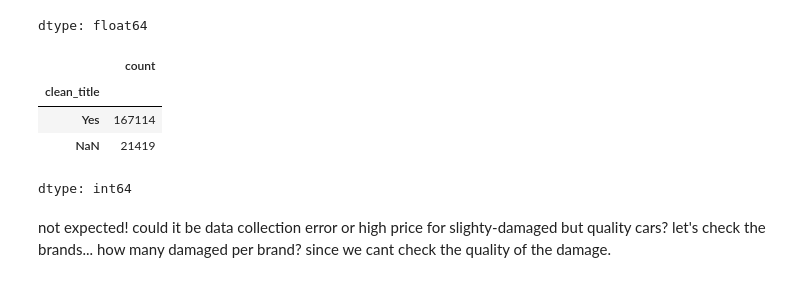
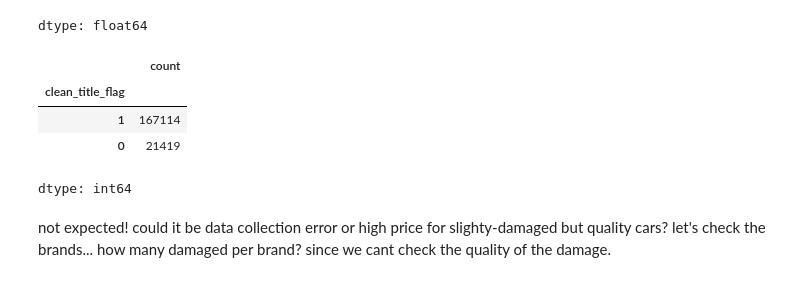
Before and after one commit to Mztaroys/Falcon-9-prediction, a Jupyter notebook: Used_Car_Prediction.ipynb, the cells around one changed output. Saved outputs shown, nothing was run; the diff lists cells and outputs as text; code cells hidden in the pictures.

```diff
--- a/Used_Car_Prediction.ipynb
+++ b/Used_Car_Prediction.ipynb
@@ -90,12 +96,12 @@ df.groupby('clean_title_flag')['price'].mean()
 | 1 | 41354.406704 |
 dtype: float64
 # %%
-df['clean_title'].value_counts(dropna=False)
+df['clean_title_flag'].value_counts(dropna=False)
 # %% [output]
 |  | count |
-| clean_title |  |
-| Yes | 167114 |
-| NaN | 21419 |
+| clean_title_flag |  |
+| 1 | 167114 |
+| 0 | 21419 |
 dtype: int64
 # %% [markdown]
 not expected! could it be data collection error or high price for slighty-damaged but quality cars? let's check the brands... how many damaged per brand? since we cant check the quality of the damage.
```
Also changed, not shown: parts of 33 cells of this notebook.
